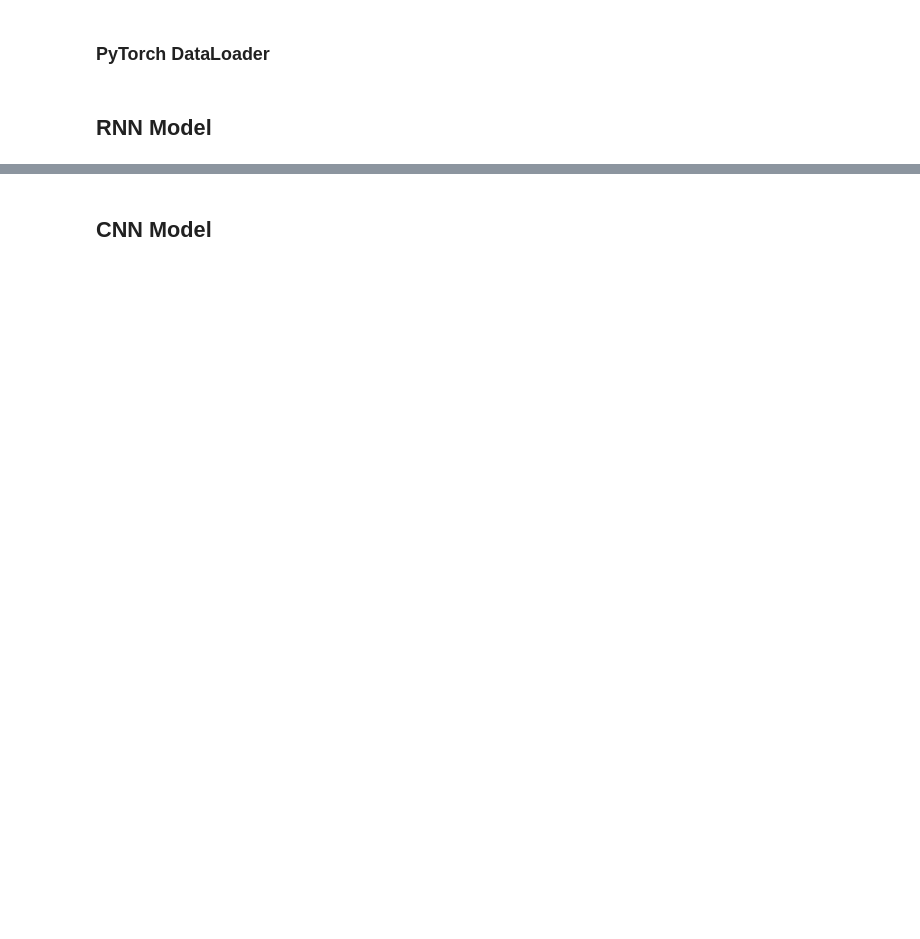
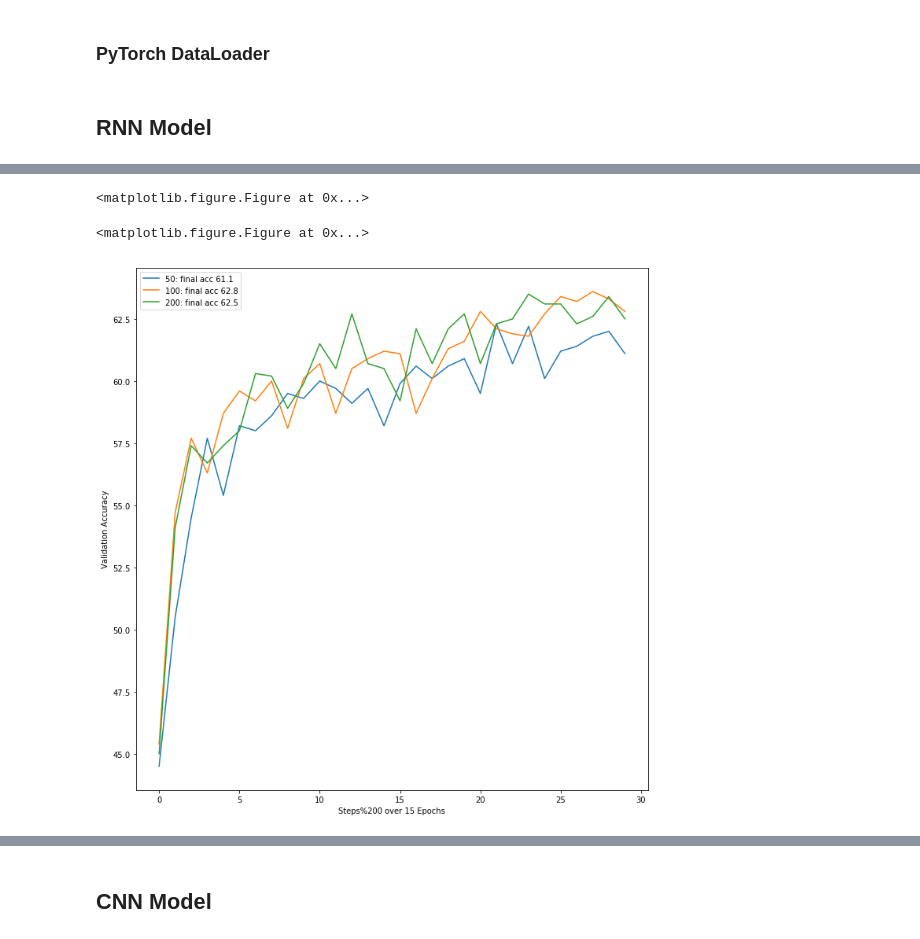
Before and after one commit to AMS889/DS-GA1011_Homework2, a Jupyter notebook: Homework2.ipynb, the cells around one changed output, grey strips where cells are left out. Drawn from its saved outputs; the diff is of its cells as text; code cells hidden in the pictures; blank space fills up the shorter version.

```diff
--- a/Homework2.ipynb
+++ b/Homework2.ipynb
@@ -236,7 +141,7 @@ snli_train.head()
 # %% [markdown]
 ### PyTorch DataLoader
 # %%
-MAX_SAMPLE_LENGTH = max([len(word) for word in snli_train.sentence1+snli_train.sentence2])
+MAX_SAMPLE_LENGTH = max([len(word) for word in snli_train_sentence_1+snli_train_sentence_2])
 
 class SentenceDataset(Dataset):
     def __init__(self, data1, data2, target_list, token2id):
@@ -252,8 +157,8 @@ class SentenceDataset(Dataset):
         return len(self.target_list)
 
     def __getitem__(self, key):
-        token_idx1 = [self.token2id[tok] if tok in self.token2id.keys() else UNK_IDX for tok in self.data1[key][:MAX_SAMPLE_LENGTH]]
-        token_idx2 = [self.token2id[tok] if tok in self.token2id.keys() else UNK_IDX for tok in self.data2[key][:MAX_SAMPLE_LENGTH]]
+        token_idx1 = self.data1[key][:MAX_SAMPLE_LENGTH]
+        token_idx2 = self.data2[key][:MAX_SAMPLE_LENGTH]
         label = self.target_list[key]
         return [token_idx1, token_idx2, len(token_idx1), len(token_idx2), label]
 
@@ -284,28 +189,26 @@ def sentence_collate_func(batch):
     return [torch.from_numpy(data1_list).float(), torch.from_numpy(data2_list).float(), torch.LongTensor(length1_list), torch.LongTensor(length2_list), torch.LongTensor(label_list)]
 
 # create pytorch dataloader
-train_dataset = SentenceDataset(snli_train.sentence1, snli_train.sentence2, snli_train.label, token2id)
+train_dataset = SentenceDataset(snli_train_sentence_1, snli_train_sentence_2, snli_train_label, token2id)
 train_loader = torch.utils.data.DataLoader(dataset=train_dataset,
-                                           batch_size=BATCH_SIZE,
+                                           abatch_size=BATCH_SIZE,
                                            collate_fn=sentence_collate_func,
                                            shuffle=True)
 
-val_dataset = SentenceDataset(snli_val.sentence1, snli_val.sentence2, snli_val.label, token2id)
+val_dataset = SentenceDataset(snli_val_sentence_1, snli_val_sentence_2, snli_val_label, token2id)
 val_loader = torch.utils.data.DataLoader(dataset=val_dataset,
                                            batch_size=BATCH_SIZE,
                                            collate_fn=sentence_collate_func,
                                            shuffle=True)
 
-test_dataset = SentenceDataset(snli_test.sentence1, snli_test.sentence2, snli_test.label, token2id)
+test_dataset = SentenceDataset(snli_test_sentence_1, snli_test_sentence_2, snli_test_label, token2id)
 test_loader = torch.utils.data.DataLoader(dataset=test_dataset,
                                            batch_size=BATCH_SIZE,
                                            collate_fn=sentence_collate_func,
                                            shuffle=False)
 
-
-mini_snli_train = snli_train.sample(1000).reset_index()
-mini_train_dataset = SentenceDataset(mini_snli_train.sentence1, mini_snli_train.sentence2, mini_snli_train.label, token2id)
-mini_train_loader = torch.utils.data.DataLoader(dataset=mini_train_dataset,
+quarter_train_dataset = SentenceDataset(snli_train_sentence_1[:20000], snli_train_sentence_2[:20000], snli_train_label[:20000], token2id)
+quarter_train_loader = torch.utils.data.DataLoader(dataset=quarter_train_dataset,
                                            batch_size=BATCH_SIZE,
                                            collate_fn=sentence_collate_func,
                                            shuffle=True)
@@ -437,8 +329,21 @@ Epoch: [40/40], Validation Acc: 32.5, Training Acc: 97.845
 # %%
 hidden_results = []
-hidden_sizes = [10, 50, 100, 200]
-for i in range(4):
+hidden_sizes = [50, 100, 200]
+for i in range(3):
     value = list(hidden_size_plotting.iloc[-1])[i]
     value = str(hidden_sizes[i])+": final acc "+str(value)
     hidden_results.append(value)
+    fig = plt.figure(figsize = (10,10))
+
+plt.plot(hidden_size_plotting)
+plt.xlabel("Steps%200 over 15 Epochs")
+plt.ylabel("Validation Accuracy")
+plt.legend(hidden_results, loc='best')
+plt.tight_layout()
+plt.savefig('hidden_size_rnn.png', dpi=300)
+plt.show()
+# %% [output]
+<matplotlib.figure.Figure at 0x...>
+<matplotlib.figure.Figure at 0x...>
+[figure, added]
 # %%
```
Also changed, not shown: parts of 52 cells of this notebook, 12 other files.
